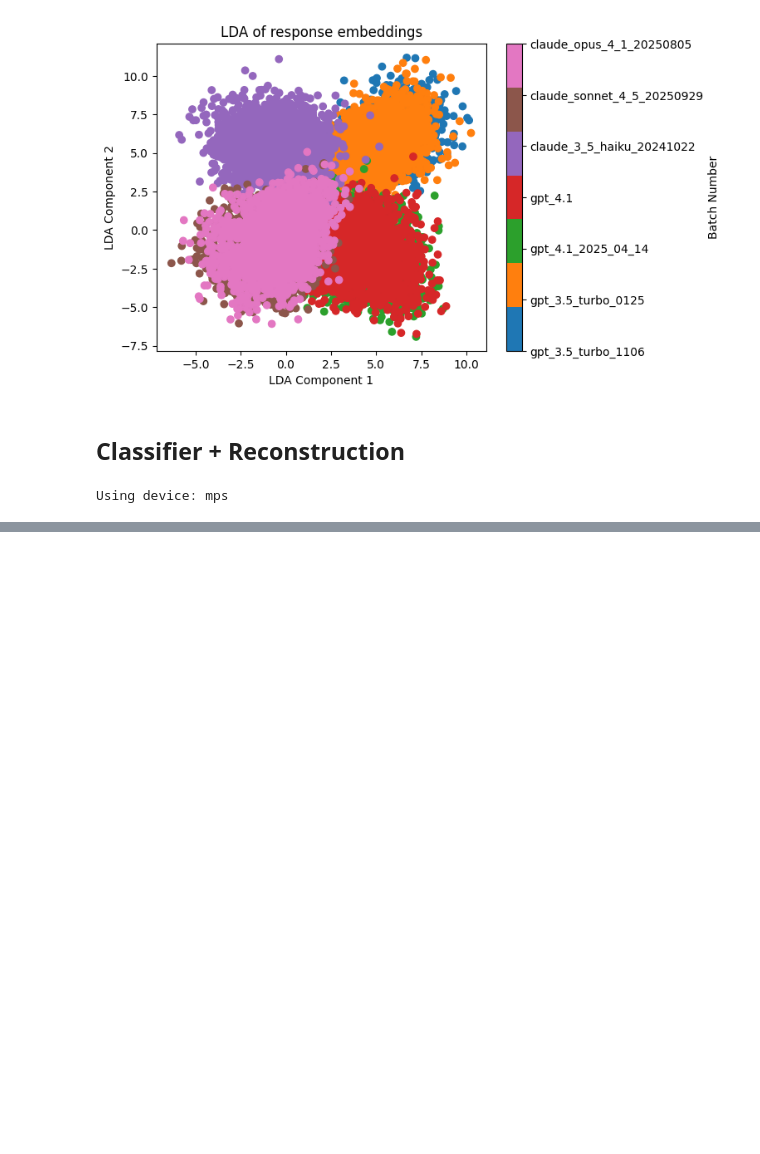
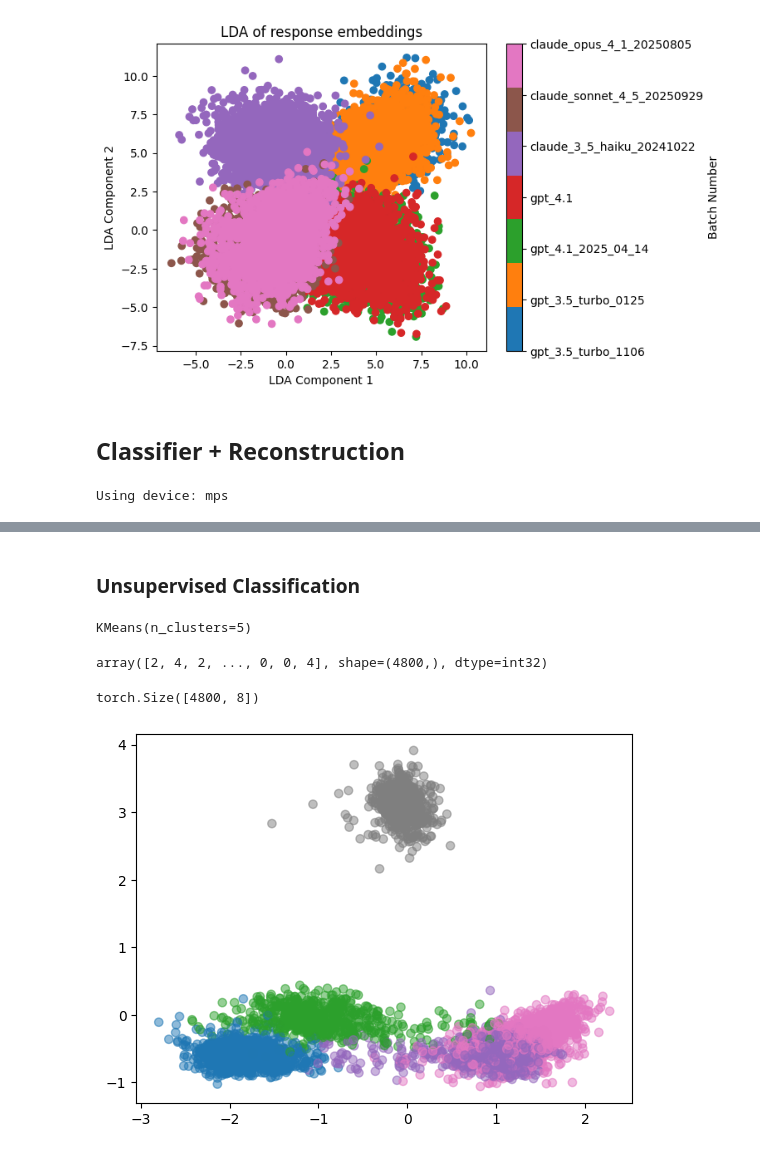
Before and after one commit to ItayXD/LLM-fingerprints, a Jupyter notebook: embeddings.ipynb, the cells around one changed output, grey strips where cells are left out. Saved outputs shown, nothing was run; the diff lists cells and outputs as text; code cells hidden in the pictures; blank space fills up the shorter version.

Commit message:
embedding classification notebook

```diff
--- a/embeddings.ipynb
+++ b/embeddings.ipynb
@@ -579,0 +602,20 @@ plt.show()
+# %% [markdown]
+### Unsupervised Classification
+# %%
+clusters = KMeans(n_clusters=5)
+# clusters.fit(z.cpu())
+clusters.fit(z_tsne)
+# %% [output]
+KMeans(n_clusters=5)
+# %%
+clusters.labels_
+# %% [output]
+array([2, 4, 2, ..., 0, 0, 4], shape=(4800,), dtype=int32)
+# %%
+z.shape
+# %% [output]
+torch.Size([4800, 8])
+# %%
+scatter = plt.scatter(z_pca[:, 0], z_pca[:, 1], c=clusters.labels_, cmap=cmap,alpha=0.5)
+# %% [output]
+[figure, added]
```
Also changed, not shown: parts of 37 cells of this notebook.
